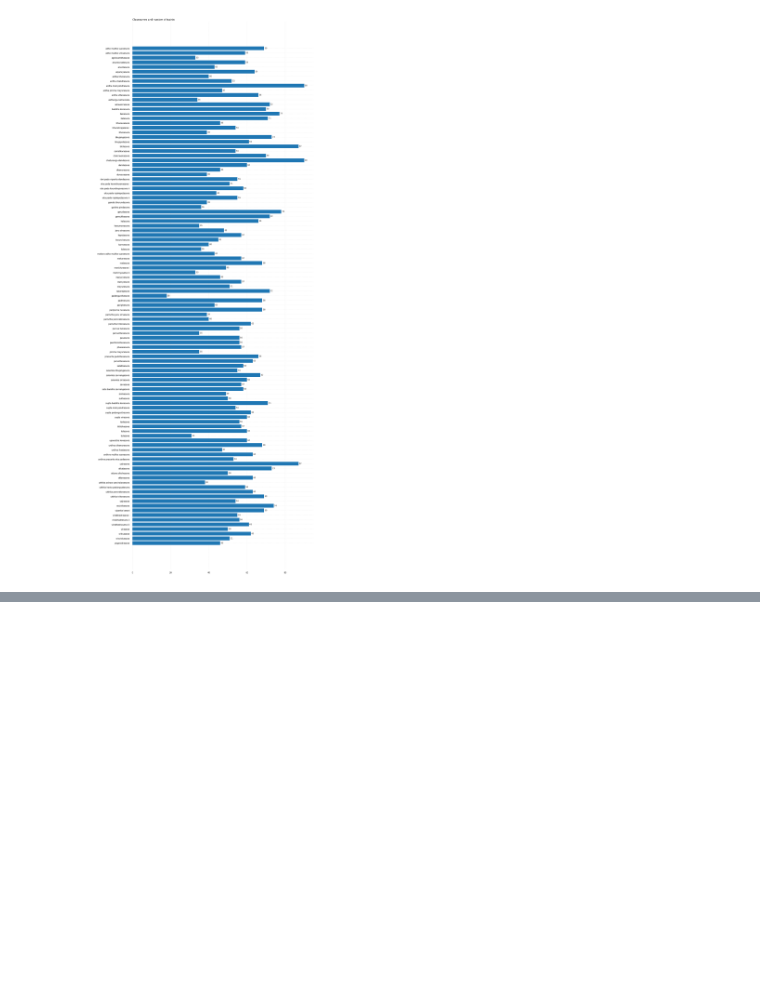
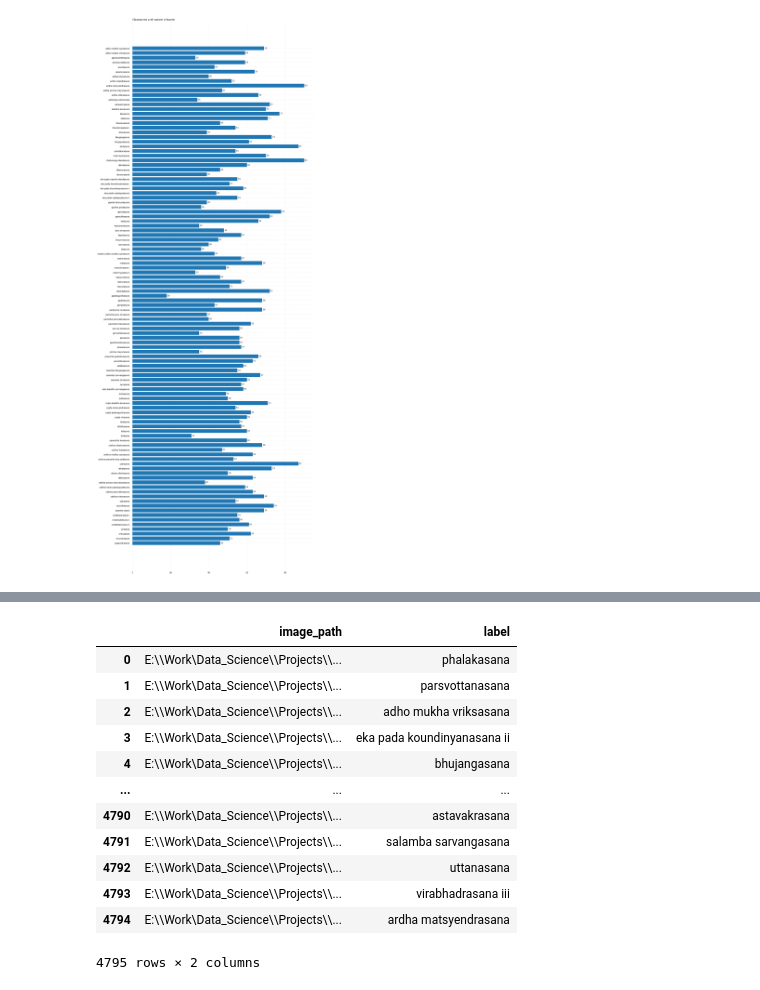
Before and after one commit to Ritaprava95/Yoga_Pose_Image_Classification_FastAI_V2, a Jupyter notebook: DataPreparation.ipynb, the cells around one changed output, grey strips where cells are left out. Saved outputs shown, nothing was run; the diff lists cells and outputs as text; code cells hidden in the pictures; blank space fills up the shorter version.

```diff
--- a/DataPreparation.ipynb
+++ b/DataPreparation.ipynb
@@ -99,0 +173,17 @@ Text(0.0, 1.0, 'Classnames and number of trainin')
+# %%
+train_data = pd.read_csv(r"..\train_data.csv")
+train_data
+# %% [output]
+|  | image_path | label |
+| 0 | E:\\Work\Data_Science\\Projects\\... | phalakasana |
+| 1 | E:\\Work\Data_Science\\Projects\\... | parsvottanasana |
+| 2 | E:\\Work\Data_Science\\Projects\\... | adho mukha vriksasana |
+| 3 | E:\\Work\Data_Science\\Projects\\... | eka pada koundinyanasana ii |
+| 4 | E:\\Work\Data_Science\\Projects\\... | bhujangasana |
+| ... | ... | ... |
+| 4790 | E:\\Work\Data_Science\\Projects\\... | astavakrasana |
+| 4791 | E:\\Work\Data_Science\\Projects\\... | salamba sarvangasana |
+| 4792 | E:\\Work\Data_Science\\Projects\\... | uttanasana |
+| 4793 | E:\\Work\Data_Science\\Projects\\... | virabhadrasana iii |
+| 4794 | E:\\Work\Data_Science\\Projects\\... | ardha matsyendrasana |
+4795 rows × 2 columns
```
Also changed, not shown: parts of 7 cells of this notebook.
